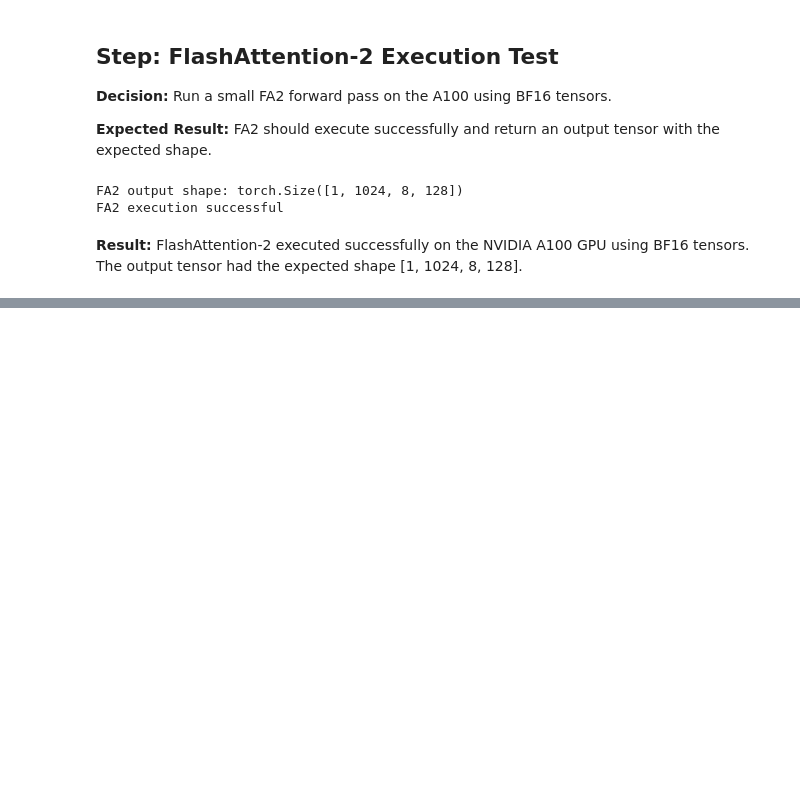
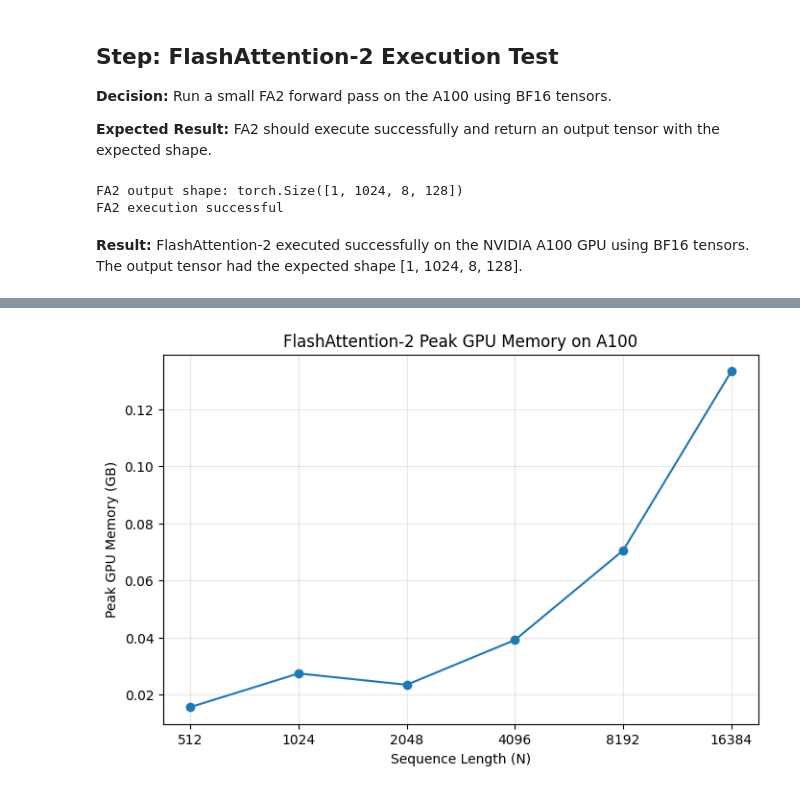
Before and after one commit to deepinsightai/flash-attention, a Jupyter notebook: blackwell_sdpa_smoke_test.ipynb, the cells around one changed output, grey strips where cells are left out. Cells and saved outputs as stored; diff of their text form; code cells hidden in the pictures; blank space fills up the shorter version.

```diff
--- a/blackwell_sdpa_smoke_test.ipynb
+++ b/blackwell_sdpa_smoke_test.ipynb
@@ -1371,0 +1485,21 @@ FA2 execution successful
+# %%
+# FA2 memory
+plt.figure(figsize=(8, 5))
+
+plt.plot(
+    fa2_df["N"],
+    fa2_df["peak_memory_GB"],
+    marker="o"
+)
+
+plt.xscale("log", base=2)
+plt.xticks(fa2_df["N"], fa2_df["N"])
+
+plt.xlabel("Sequence Length (N)")
+plt.ylabel("Peak GPU Memory (GB)")
+plt.title("FlashAttention-2 Peak GPU Memory on A100")
+plt.grid(True, alpha=0.3)
+
+plt.show()
+# %% [output]
+[figure, added]
```
Also changed, not shown: parts of 7 cells of this notebook.
